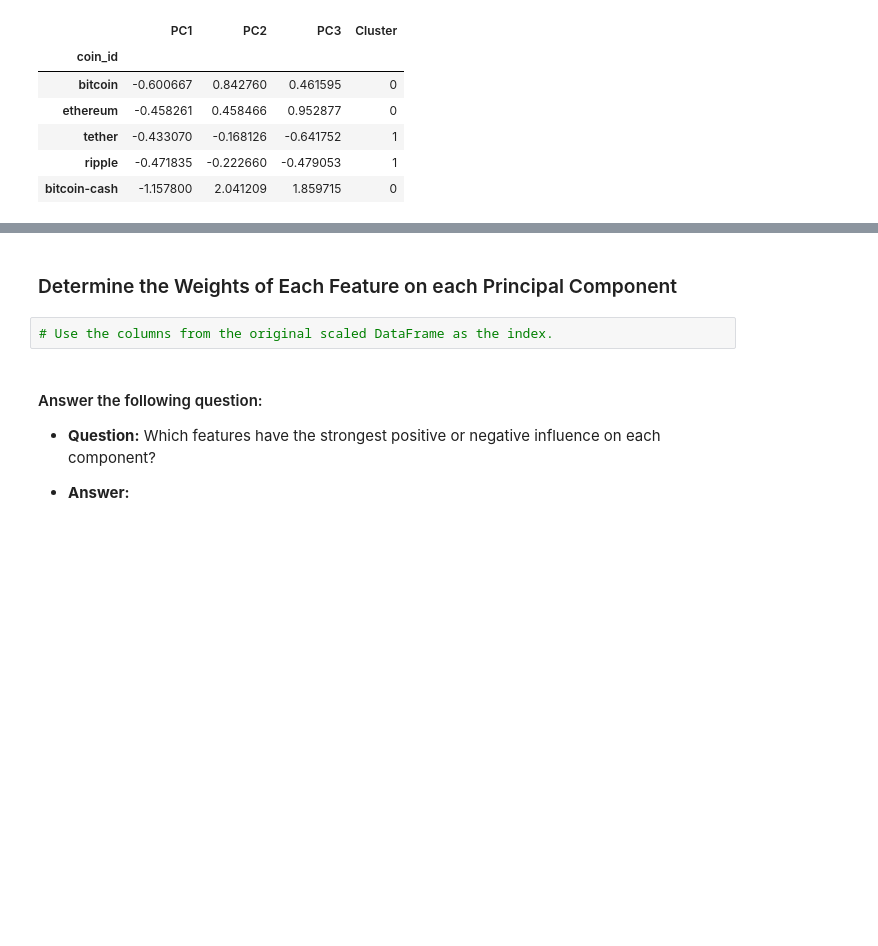
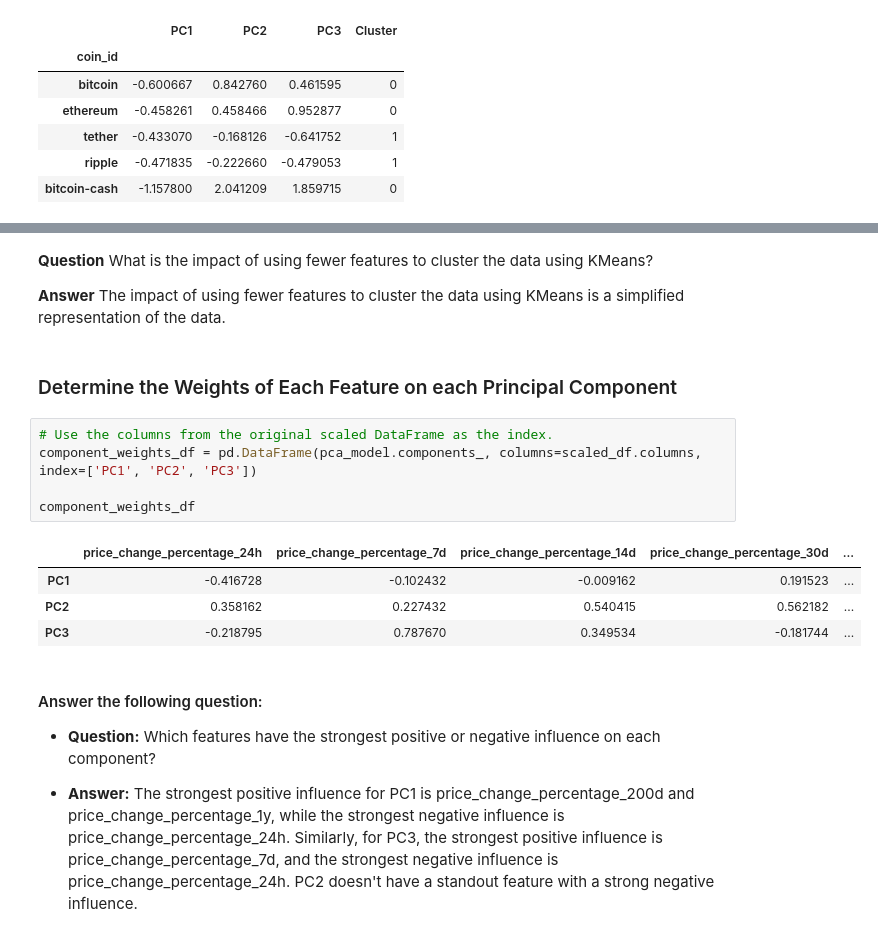
Before and after one commit to jdanielle12/CryptoClustering, a Jupyter notebook: Crypto_Clustering.ipynb, the cells around one changed output, grey strips where cells are left out. Saved outputs shown, nothing was run; the diff lists cells and outputs as text; blank space fills up the shorter version.

Commit message:
determined the weights of each feature PCA

```diff
--- a/Crypto_Clustering.ipynb
+++ b/Crypto_Clustering.ipynb
@@ -359,10 +359,22 @@ pca_clustered_data.plot.scatter(
+# %% [markdown]
+**Question** What is the impact of using fewer features to cluster the data using KMeans?
+
+**Answer** The impact of using fewer features to cluster the data using KMeans is a simplified representation of the data.
 # %% [markdown]
 ### Determine the Weights of Each Feature on each Principal Component
 # %%
 # Use the columns from the original scaled DataFrame as the index.
+component_weights_df = pd.DataFrame(pca_model.components_, columns=scaled_df.columns, index=['PC1', 'PC2', 'PC3'])
+
+component_weights_df
+# %% [output]
+|  | price_change_percentage_24h | price_change_percentage_7d | price_change_percentage_14d | price_change_percentage_30d | ... |
+| PC1 | -0.416728 | -0.102432 | -0.009162 | 0.191523 | ... |
+| PC2 | 0.358162 | 0.227432 | 0.540415 | 0.562182 | ... |
+| PC3 | -0.218795 | 0.787670 | 0.349534 | -0.181744 | ... |
 # %% [markdown]
 #### Answer the following question:
 
 * **Question:** Which features have the strongest positive or negative influence on each component?
 
-* **Answer:**
+* **Answer:** The strongest positive influence for PC1 is price_change_percentage_200d and price_change_percentage_1y, while the strongest negative influence is price_change_percentage_24h. Similarly, for PC3, the strongest positive influence is price_change_percentage_7d, and the strongest negative influence is price_change_percentage_24h. PC2 doesn't have a standout feature with a strong negative influence.
```
Also changed, not shown: parts of 1 cell of this notebook.
